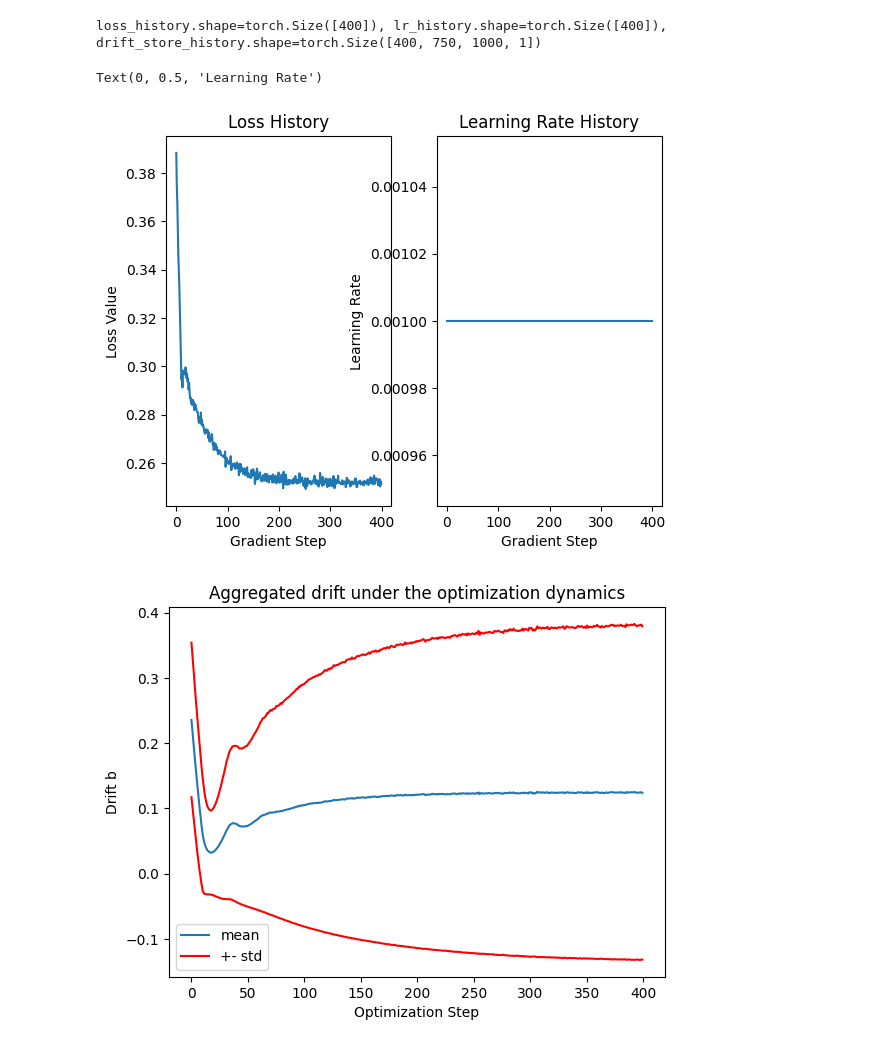
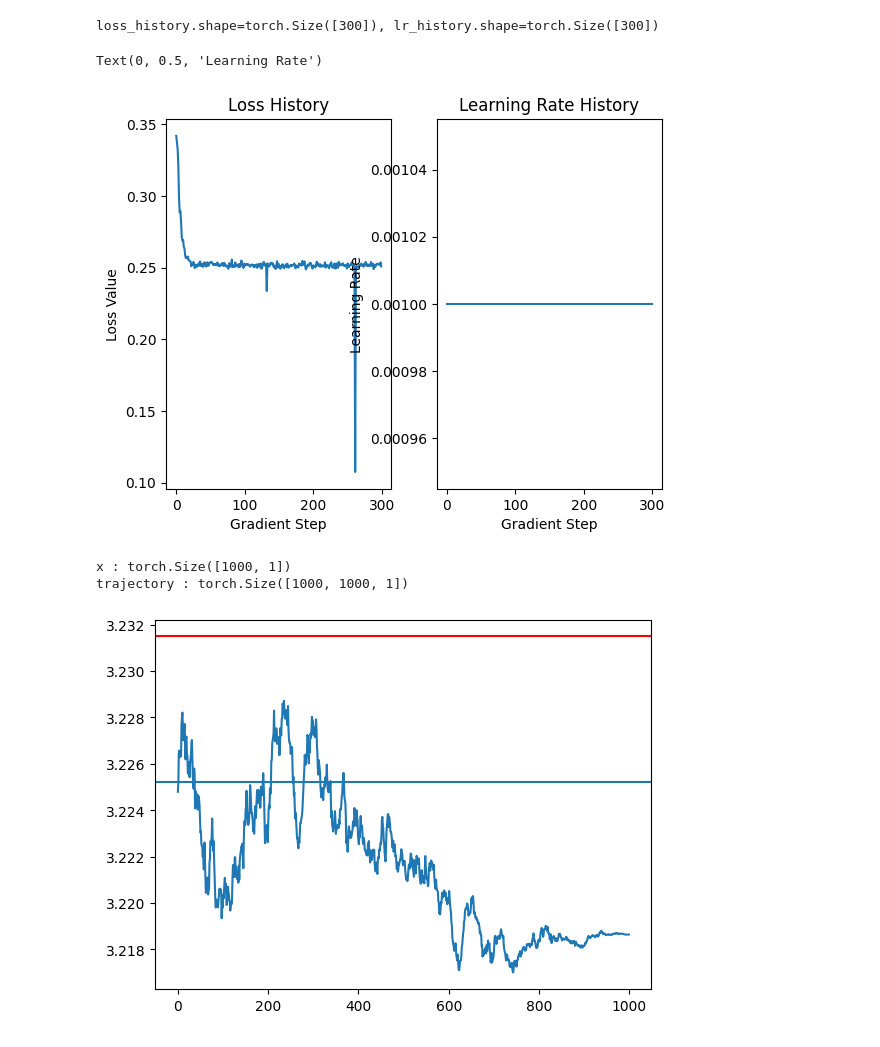
Before and after one commit to FMGS666/interpolant-filtering, a Jupyter notebook: notebooks/nlg.ipynb, the cells around one changed output. Saved outputs shown, nothing was run; the diff lists cells and outputs as text; code cells hidden in the pictures.

```diff
--- a/notebooks/nlg.ipynb
+++ b/notebooks/nlg.ipynb
@@ -267,31 +248,28 @@ y -> mean:  tensor(-0.0076) , std:  tensor(0.9991) shape:  torch.Size([1000, 1])
 # %%
+## training
 ## initializing optimizer and scheduler
 b_net_optimizer = OPTIMIZERS[args["b_net_optimizer"]](experiment.b_net.backbone.parameters(), lr = args["b_net_lr"])
 b_net_scheduler = SCHEDULERS[args["b_net_scheduler"]]
 if b_net_scheduler is not None:
-    b_net_scheduler = b_net_scheduler(b_net_optimizer, args["b_net_num_grad_step"])
+    b_net_scheduler = b_net_scheduler(b_net_optimizer, args["num_grad_steps"])
 
 ## constructing optimization config dictionary
 b_net_optim_config = {
-    "optimizer": b_net_optimizer,
-    "scheduler": b_net_scheduler,
-    "num_grad_steps": args["b_net_num_grad_steps"],
+    "b_net_optimizer": b_net_optimizer,
+    "b_net_scheduler": b_net_scheduler,
+    "num_grad_steps": args["num_grad_steps"],
 }
 
 ## training b_net
-train_dict = experiment.train(b_net_optim_config)
+train_dict = experiment.train_drift(b_net_optim_config)
 loss_history = train_dict["loss_history"]
 lr_history = train_dict["lr_history"]
-if args["full_out"]:
-    drift_store_history = train_dict["drift_store_history"]
 ## optional logging
 if args["log_results"]:
     ## saving the model
-    torch.save(experiment.b_net.state_dict(), os.path.join(dump_dir, "b_net.pt"))
+    torch.save(experiment.b_net.state_dict(), os.path.join(args["dump_dir"], "b_net.pt"))
 ## displaying the shape of the results
-print(f"{loss_history.shape=}, {lr_history.shape=}", end = "")
-if args["full_out"]:
-    print(f", {drift_store_history.shape=}")
+print(f"{loss_history.shape=}, {lr_history.shape=}")
 ## plotting loss and lr history
 fix, axes = plt.subplots(1, 2)
 ## plotting loss
@@ -305,23 +283,44 @@ axes[1].set_title("Learning Rate History")
 axes[1].set_xlabel("Gradient Step")
 axes[1].set_ylabel("Learning Rate")
 # %% [output]
-loss_history.shape=torch.Size([400]), lr_history.shape=torch.Size([400]), drift_store_history.shape=torch.Size([400, 750, 1000, 1])
+loss_history.shape=torch.Size([300]), lr_history.shape=torch.Size([300])
 Text(0, 0.5, 'Learning Rate')
-[figure, old version]
+[figure, new version]
 # %%
+## constructing sampling config dictionary
+sde_config = {
+    "num_time_steps": args["num_time_steps"],
+}
+
+## getting sample batch
+batch = experiment.get_batch(train = False)
+batch = move_batch_to_device(batch, experiment.device)
+
+## simulating sde on sample batch
+sde_dict = experiment.simulate_sde(batch, config = sde_config)
+## displaying results shape
+for key, tensor in sde_dict.items():
+    print(key, f": {tensor.shape}")
 ## plotting aggregated drift history over optimization
 if args["full_out"]:
     ## computing statistics over the mc samples
-    mean_drift = torch.mean(train_dict["drift_store_history"], dim = (1, 2, 3))
-    std_drift = torch.std(train_dict["drift_store_history"], dim = (1, 2, 3))
+    mean_trajectory = torch.mean(sde_dict["trajectory"], dim = 1)
+    std_trajectory = torch.std(sde_dict["trajectory"], dim = 1)
     ## defining figure and axis
-    fig, axes = plt.subplots()
-    axes.set_title("Aggregated drift under the optimization dynamics")
-    axes.plot(mean_drift, label = "mean")
-    axes.plot(mean_drift + std_drift, color = "red", label = "+- std")
-    axes.plot(mean_drift - std_drift, color = "red")
-    axes.set_xlabel("Optimization Step")
-    axes.set_ylabel("Drift b")
-    legend = plt.legend()
+    #fig, axes = plt.subplots()
+    #axes.set_title("Simulated trajectories")
+    #axes.plot(sde_dict["trajectory"][:, :, 0])
+    #axes.plot(mean_trajectory, label = "mean")
+    #axes.plot(mean_trajectory + std_trajectory, color = "red", label = "+- std")
+    #axes.plot(mean_trajectory - std_trajectory, color = "red")
+    #axes.set_xlabel("Time Step")
+    #axes.set_ylabel("Trajectory")
+    #legend = plt.legend()
+    ## plotting sampled trajectory
+    plt.plot(sde_dict["trajectory"][:, 0, 0])
+    plt.axhline(batch["x0"][0, 0].cpu())
+    plt.axhline(batch["x1"][0, 0].cpu(), color = "red")
 # %% [output]
+x : torch.Size([1000, 1])
+trajectory : torch.Size([1000, 1000, 1])
-[figure, old version]
+[figure, new version]
```
Also changed, not shown: parts of 13 cells of this notebook, 19 other files.
